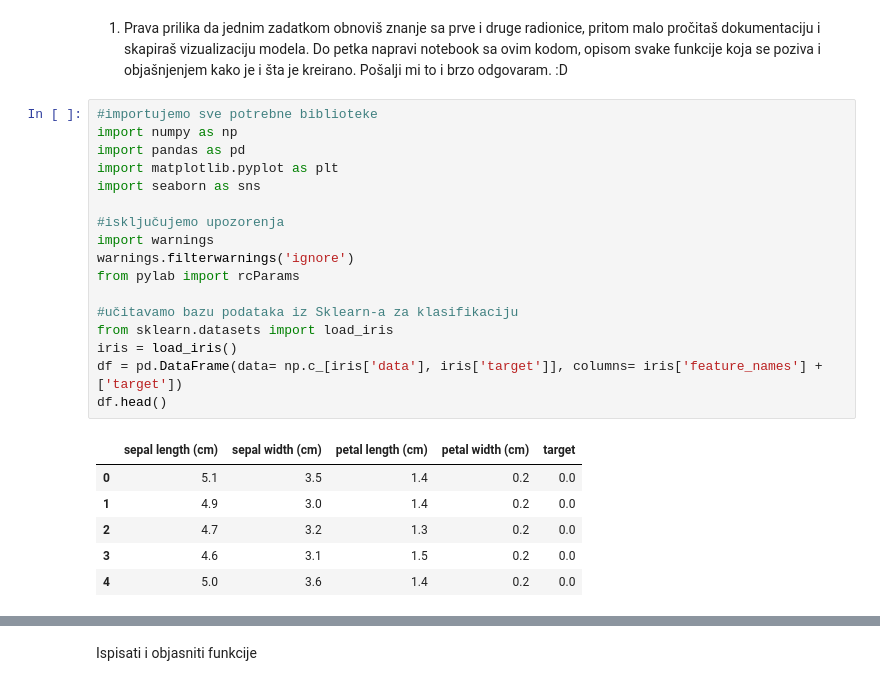
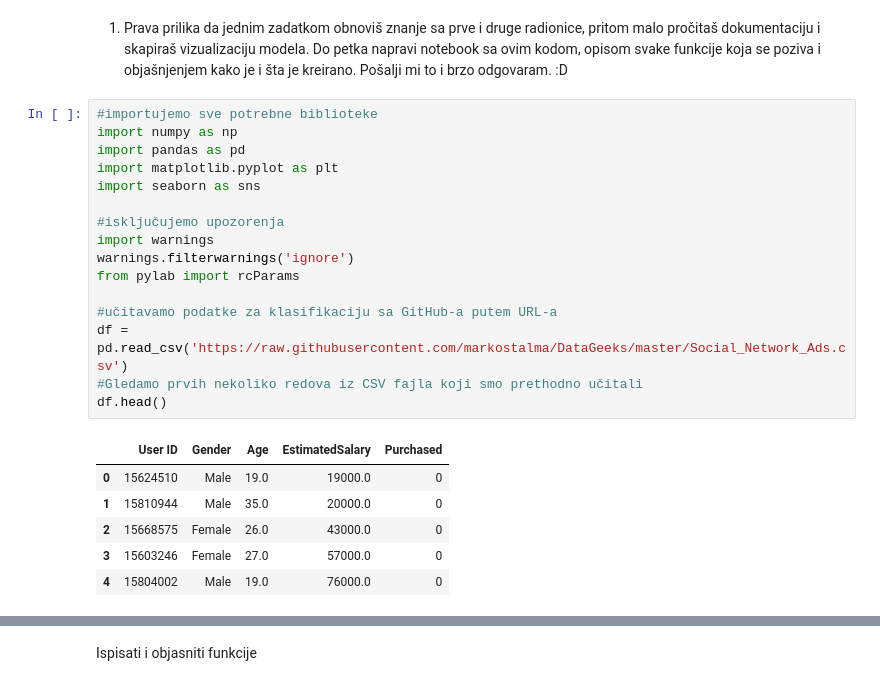
Before and after one commit to markostalma/DataGeeks, a Jupyter notebook: MarkoStalmatovicTreciDomaci.ipynb, the cells around one changed output, grey strips where cells are left out. Cells and saved outputs as stored; diff of their text form.

```diff
--- a/MarkoStalmatovicTreciDomaci.ipynb
+++ b/MarkoStalmatovicTreciDomaci.ipynb
@@ -31,24 +31,23 @@ plt.show()`
 # %%
 #importujemo sve potrebne biblioteke
 import numpy as np
 import pandas as pd
 import matplotlib.pyplot as plt
 import seaborn as sns
 
 #isključujemo upozorenja
 import warnings
 warnings.filterwarnings('ignore')
 from pylab import rcParams
 
-#učitavamo bazu podataka iz Sklearn-a za klasifikaciju
-from sklearn.datasets import load_iris
-iris = load_iris()
-df = pd.DataFrame(data= np.c_[iris['data'], iris['target']], columns= iris['feature_names'] + ['target'])
+#učitavamo podatke za klasifikaciju sa GitHub-a putem URL-a
+df = pd.read_csv('https://raw.githubusercontent.com/markostalma/DataGeeks/master/Social_Network_Ads.csv')
+#Gledamo prvih nekoliko redova iz CSV fajla koji smo prethodno učitali
 df.head()
 # %% [output]
-|  | sepal length (cm) | sepal width (cm) | petal length (cm) | petal width (cm) | target |
-| 0 | 5.1 | 3.5 | 1.4 | 0.2 | 0.0 |
-| 1 | 4.9 | 3.0 | 1.4 | 0.2 | 0.0 |
-| 2 | 4.7 | 3.2 | 1.3 | 0.2 | 0.0 |
-| 3 | 4.6 | 3.1 | 1.5 | 0.2 | 0.0 |
-| 4 | 5.0 | 3.6 | 1.4 | 0.2 | 0.0 |
+|  | User ID | Gender | Age | EstimatedSalary | Purchased |
+| 0 | 15624510 | Male | 19.0 | 19000.0 | 0 |
+| 1 | 15810944 | Male | 35.0 | 20000.0 | 0 |
+| 2 | 15668575 | Female | 26.0 | 43000.0 | 0 |
+| 3 | 15603246 | Female | 27.0 | 57000.0 | 0 |
+| 4 | 15804002 | Male | 19.0 | 76000.0 | 0 |
```
Also changed, not shown: parts of 30 cells of this notebook.
